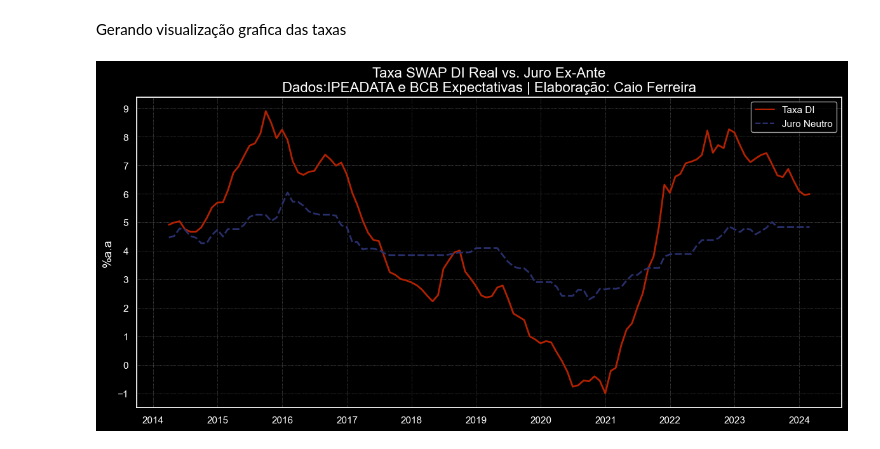
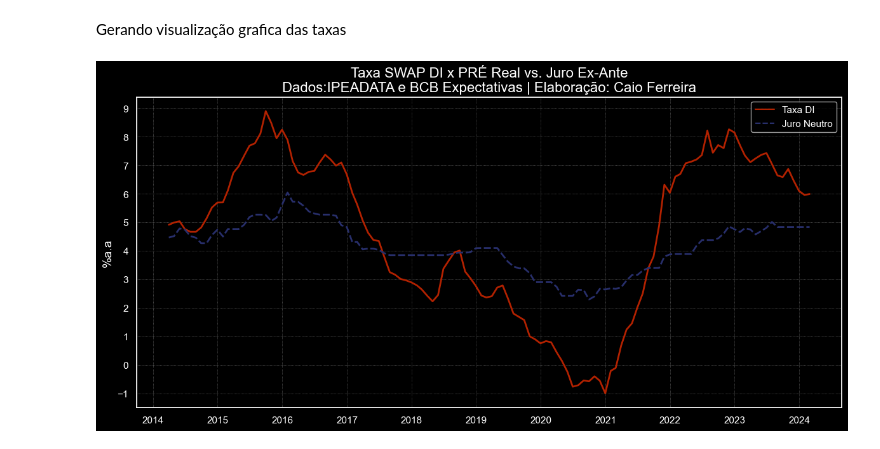
Before and after one commit to caiomferreira/Juros-Real-e-Neutro-ex-Ante-BCB-e-IPEA, a Jupyter notebook: Juro Real x Juros BCB.ipynb, the cells around one changed output. Cells and saved outputs as stored; diff of their text form; code cells hidden in the pictures.

```diff
--- a/Juro Real x Juros BCB.ipynb
+++ b/Juro Real x Juros BCB.ipynb
@@ -306,32 +306,32 @@ colors = ['#b22200', '#282f6b']
 # Adiciona as configurações
 sns.set_theme(style='darkgrid', palette=colors, rc=theme)
 custom_style = {
     'axes.titlesize': 16,
     'axes.titlecolor': 'w',
     'axes.labelsize': 14,
     'axes.labelcolor': 'w',
     'figure.facecolor': 'black',
     'axes.facecolor': 'black',
     'xtick.color': 'w',
     'ytick.color': 'w',
     'grid.color': 'gray',
     'grid.linestyle': ':',
     'grid.linewidth': 0.5,
     'axes.autolimit_mode': 'data',
     'legend.labelcolor': 'w'
 }
 with plt.rc_context(rc=custom_style):
 # Plote o gráfico de linhas
    sns.lineplot(data=df_juros,
                linewidth=2).set(xlabel="",
                                ylabel="%a.a",
-                               title="Taxa SWAP DI Real vs. Juro Ex-Ante\nDados:" +
+                               title="Taxa SWAP DI x PRÉ Real vs. Juro Ex-Ante\nDados:" +
        "IPEADATA e BCB Expectativas | Elaboração: Caio Ferreira")
 
 #Mostre o gráfico
 plt.locator_params(axis='y', nbins=12)
 plt.tight_layout()
 plt.savefig('Juro Real e Neutro.png')
 plt.show()
 # %% [output]
-[figure, old version]
+[figure, new version]
```
Also changed, not shown: 1 other file.
